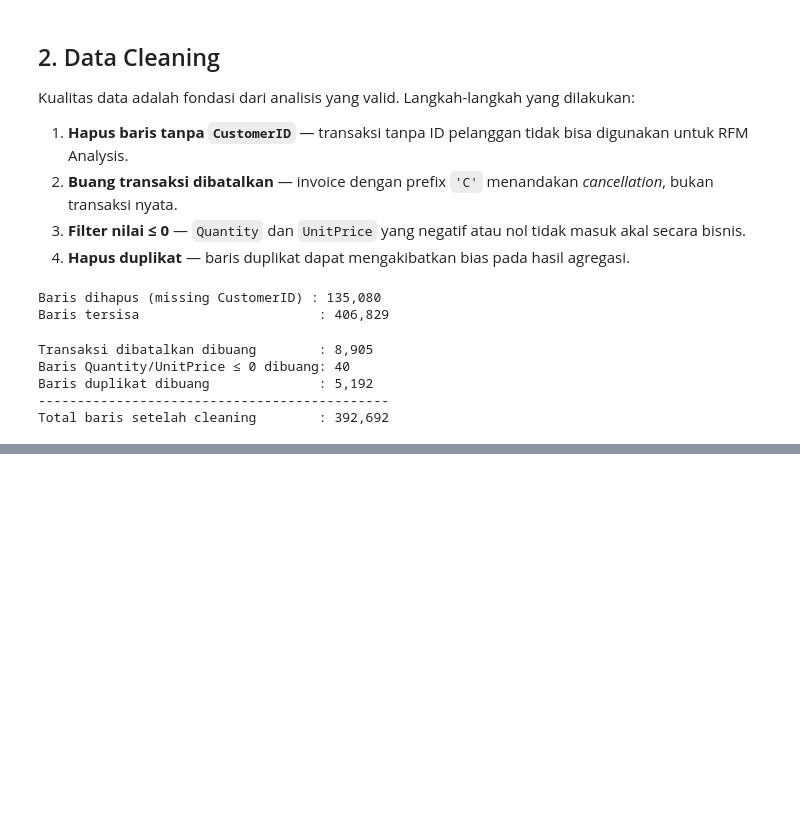
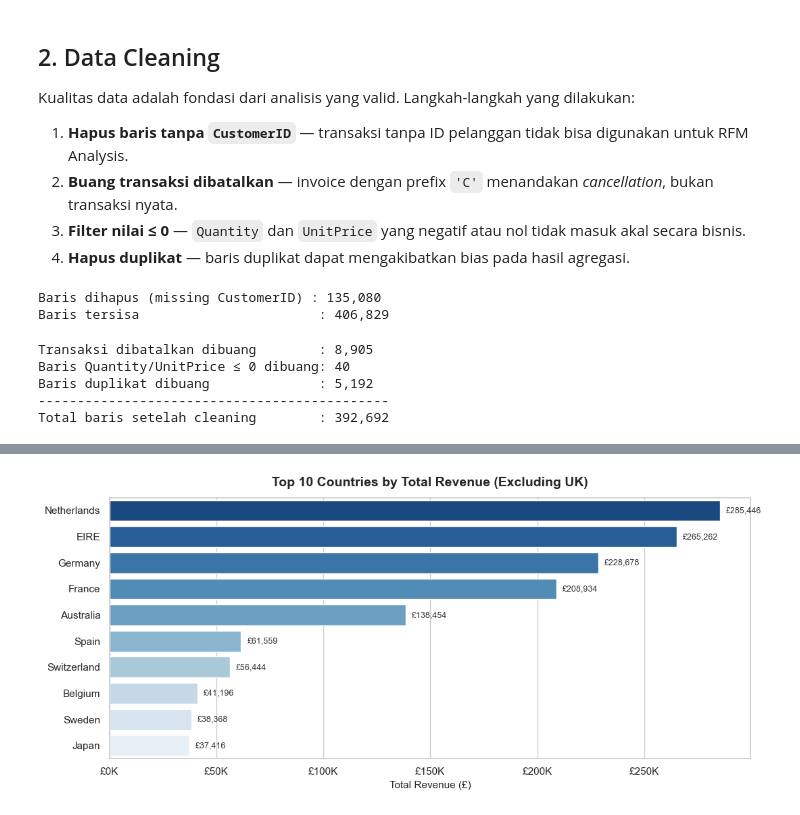
Before and after one commit to rdityaza/ecommerce-customer-segmentation-rfm, a Jupyter notebook: notebooks/01_data_cleaning_eda.ipynb, the cells around one changed output, grey strips where cells are left out. Cells and saved outputs as stored; diff of their text form; code cells hidden in the pictures; blank space fills up the shorter version.

Commit message:
feat: add TotalSpend feature and visualize top countries revenue

```diff
--- a/notebooks/01_data_cleaning_eda.ipynb
+++ b/notebooks/01_data_cleaning_eda.ipynb
@@ -169,0 +222,35 @@ Total baris setelah cleaning        : 392,692
+# %%
+# ── Top 10 Negara berdasarkan Total Pendapatan ───────────────────────────────
+# UK di-exclude karena sangat dominan dan menyembunyikan variasi negara lain
+top_countries = (
+    df[df['Country'] != 'United Kingdom']
+    .groupby('Country', as_index=False)['TotalSpend']
+    .sum()
+    .sort_values('TotalSpend', ascending=False)
+    .head(10)
+)
+
+fig, ax = plt.subplots(figsize=(11, 5))
+
+sns.barplot(data=top_countries, x='TotalSpend', y='Country',
+            palette='Blues_r', ax=ax)
+
+# Tambahkan label nilai di ujung setiap bar
+for bar in ax.patches:
+    ax.text(
+        bar.get_width() + top_countries['TotalSpend'].max() * 0.01,
+        bar.get_y() + bar.get_height() / 2,
+        f"£{bar.get_width():,.0f}",
+        va='center', fontsize=9, color='#333333'
+    )
+
+ax.set_title('Top 10 Countries by Total Revenue (Excluding UK)',
+             fontsize=14, fontweight='bold', pad=12)
+ax.set_xlabel('Total Revenue (£)', fontsize=11)
+ax.set_ylabel('')
+ax.xaxis.set_major_formatter(mticker.FuncFormatter(lambda x, _: f'£{x/1000:.0f}K'))
+
+plt.tight_layout()
+plt.show()
+# %% [output]
+[figure, added]
```
Also changed, not shown: parts of 5 cells of this notebook.
